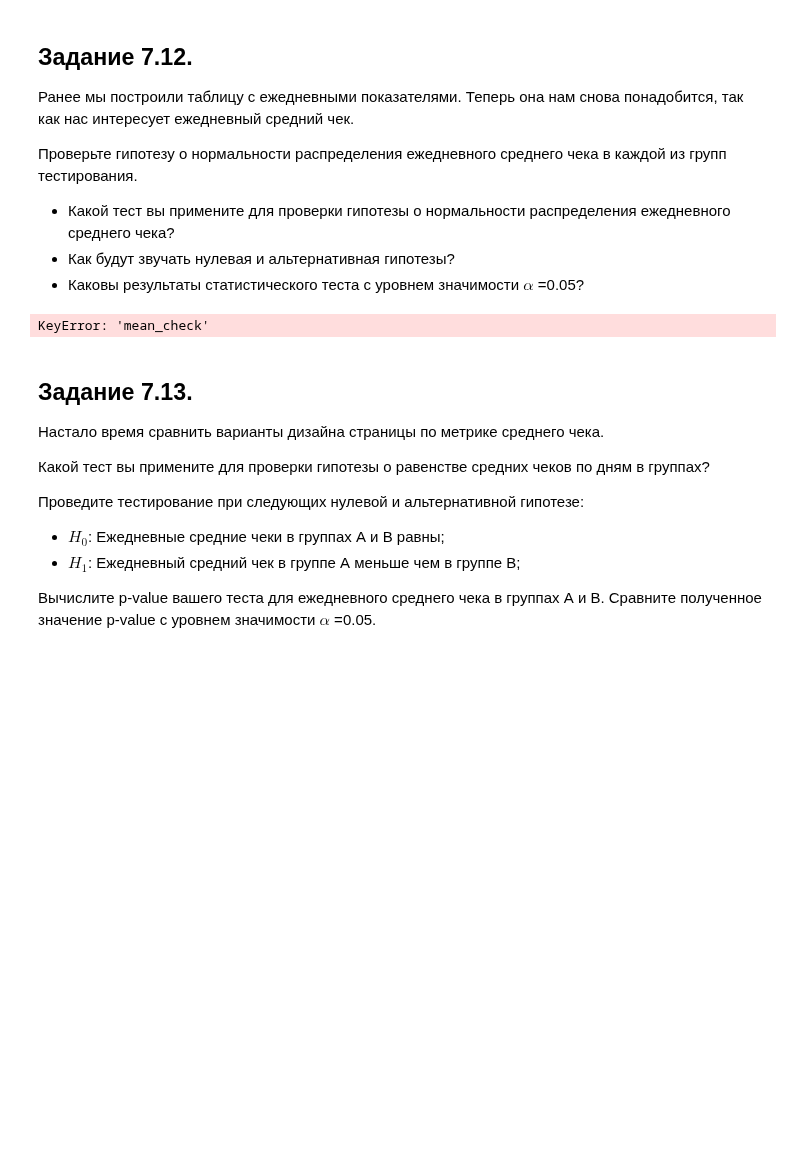
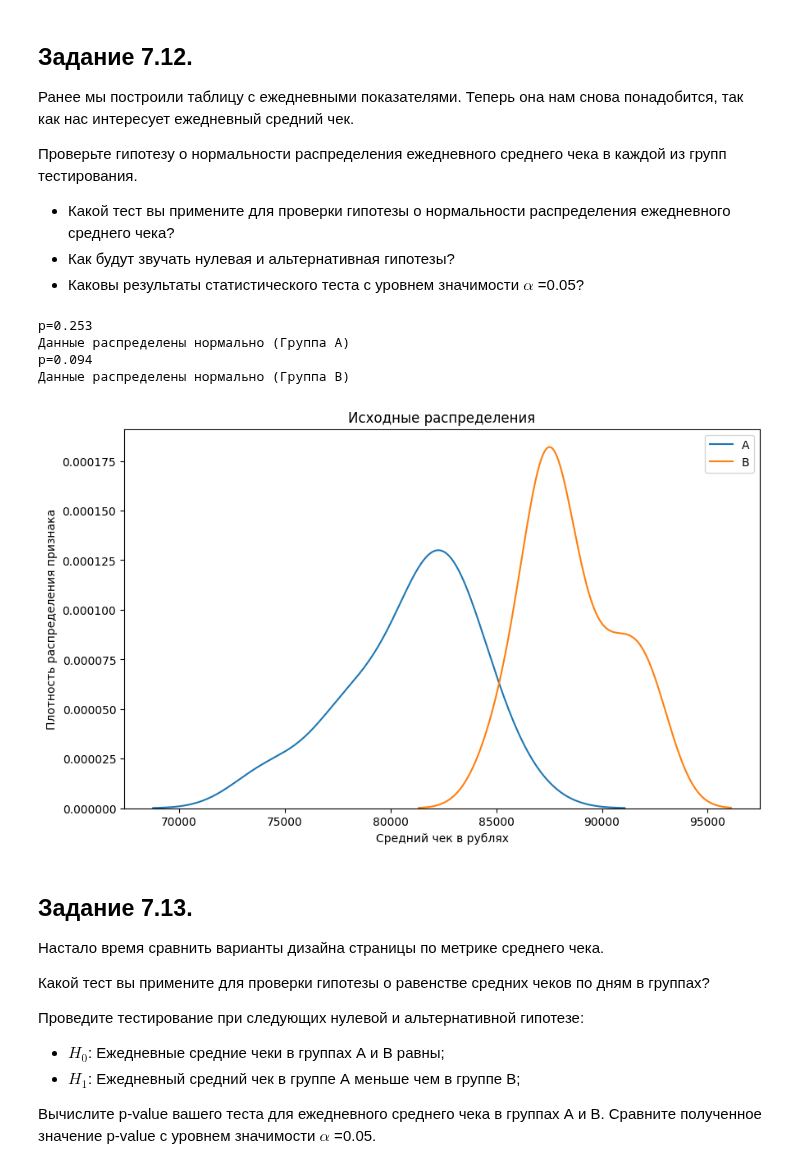
Before and after one commit to Novkozinin/SF_projects, a Jupyter notebook: HW-03_EDA_5_АВ_Тестирование/HW_EDA_5.ipynb, the cells around one changed output. Saved outputs shown, nothing was run; the diff lists cells and outputs as text; code cells hidden in the pictures; blank space fills up the shorter version.

```diff
--- a/HW-03_EDA_5_АВ_Тестирование/HW_EDA_5.ipynb
+++ b/HW-03_EDA_5_АВ_Тестирование/HW_EDA_5.ipynb
@@ -493,33 +491,46 @@ print('Доверительный интервал для разности ко
 * Как будут звучать нулевая и альтернативная гипотезы?
 * Каковы результаты статистического теста с уровнем значимости $\alpha$ =0.05?
 # %%
-# ваш код здесь
 #фильтруем данные группы А
-a_daily_data = daily_data[daily_data['group'] == 'A']['mean_check']
+a_daily_data = updated_data_daily[updated_data_daily['group'] == 'A']['mean_check']
 #фильтруем данные группы B
-b_daily_data = daily_data[daily_data['group'] == 'B']['mean_check']
+b_daily_data = updated_data_daily[updated_data_daily['group'] == 'B']['mean_check']
 
 H0 = 'Данные распределены нормально'
 Ha = 'Данные не распределены нормально (мы отвергаем H0)'
 alpha = 0.05
 
 _, p = shapiro(a_daily_data)
 print('p=%.3f' % p)
 # Интерпретация
 if p > alpha:
 	print(H0, '(Группа A)')
 else:
 	print(Ha, '(Группа A)')
 
 _, p = shapiro(b_daily_data)
 print('p=%.3f' % p)
 # Интерпретация
 if p > alpha:
 	print(H0, '(Группа B)')
 else:
 	print(Ha, '(Группа B)')
+
+fig, (ax1) = plt.subplots(ncols=1, figsize=(10, 6))
+ax1.set_title('Исходные распределения')
+ax1.set(xlabel='Средний чек в рублях', ylabel='Плотность распределения признака')
+
+# kdeplot() (KDE – оценка плотности ядра) – специальный метод для графиков распределений
+sns.kdeplot(updated_data_daily[updated_data_daily.group == 'A'].mean_check, ax=ax1, label ='A')
+sns.kdeplot(updated_data_daily[updated_data_daily.group == 'B'].mean_check, ax=ax1, label ='B')
+
+plt.legend();
 # %% [output]
-KeyError: 'mean_check'
+p=0.253
+Данные распределены нормально (Группа A)
+p=0.094
+Данные распределены нормально (Группа B)
+[figure, added]
 # %% [markdown]
 ## **Задание 7.13.**
 Настало время сравнить варианты дизайна страницы по метрике среднего чека.
```
Also changed, not shown: parts of 12 cells of this notebook.
